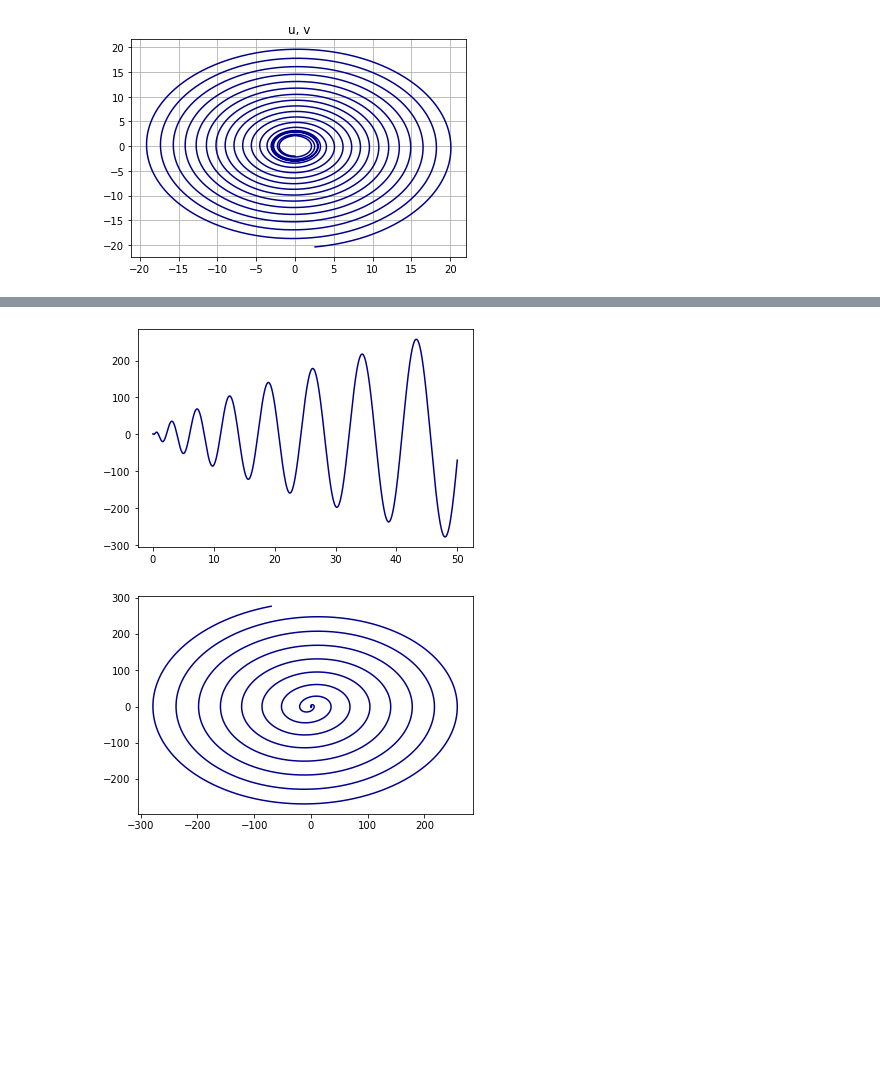
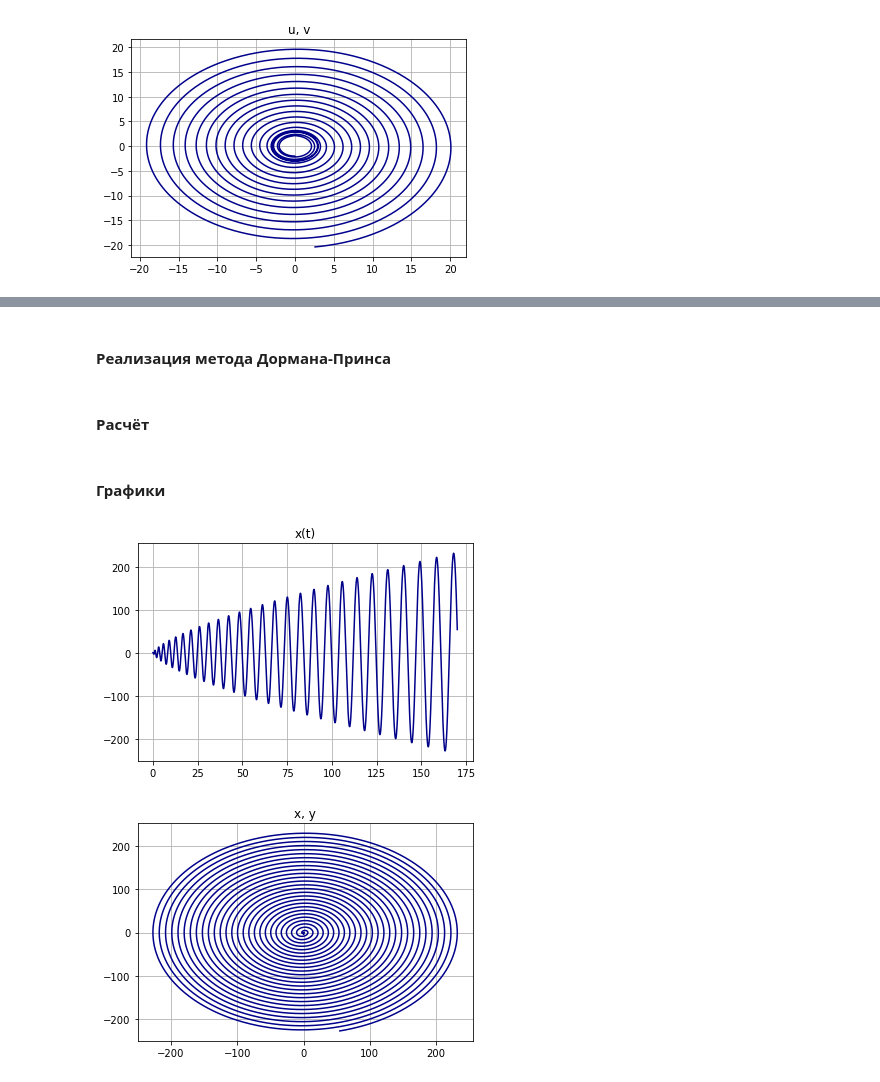
Before and after one commit to evdokiakuzmicheva/5th-term, a Jupyter notebook: Вычматы/Лабы/Задача_5.ipynb, the cells around one changed output, grey strips where cells are left out. Saved outputs shown, nothing was run; the diff lists cells and outputs as text; code cells hidden in the pictures; blank space fills up the shorter version.

```diff
--- a/Вычматы/Лабы/Задача_5.ipynb
+++ b/Вычматы/Лабы/Задача_5.ipynb
@@ -157,10 +163,39 @@ def dormand_prince(f, t, u, h):
+# %% [markdown]
+#### Реализация метода Дормана-Принса
+# %%
+eps = 1e-3
+def arg1(i):
+    return t + c[i - 1]*h
+
+def arg2(i, k):
+    p = 0
+    if i == 0:
+        return p
+    for j in range(i - 1):
+        p += A_[i - 2, j]*k[j]
+    return p
+
+def dormand_prince(f, t, u, h):
+    k = list(np.zeros(8))
+    for i in range(7):
+        k[i + 1] = h * f(arg1(i), u + arg2(i, k))
+
+    # решение 5-го порядка точности
+    y1 = u + A_[5, 0]*k[1] + A_[5, 1]*k[2] + A_[5, 2]*k[3] + A_[5, 3]*k[4] + A_[5, 4]*k[5] + A_[5, 5]*k[6]
+    # решение для оценки ошибки
+    y2 = u + b[0]*k[1] + b[1]*k[2] + b[2]*k[3] + b[3]*k[4] + b[4]*k[5] + b[5]*k[6] + b[6]*k[7]
+    # оптимальный шаг
+    h_opt = ((h**2) * eps / (2 * np.linalg.norm(y1 - y2))) ** (1/3)
+    return (y1, h_opt)
+# %% [markdown]
+#### Расчёт
 # %%
 u = u0
 u_ = [u0]
 
 t = 0
 h = 1e-3
-T = 50
+T = 170
 
 while t < T:
     u, h = dormand_prince(f, t, u, h)
@@ -168,14 +203,11 @@ while t < T:
     t += h
 
 u_ = np.array(u_)
+# %% [markdown]
+#### Графики
 # %%
-fig, ax = plt.subplots(1, 1)
-plt.plot(np.linspace(0, T, num = len(u_)), u_[:, 0], color = 'darkblue')
-plt.show()
-
-fig, ax = plt.subplots(1, 1)
-plt.plot(u_[:, 0], u_[:, 1], color = 'darkblue')
-plt.show()
+image(np.linspace(0, T, num = len(u_)), u_[:, 0], 'x(t)')
+image(u_[:, 0], u_[:, 1], 'x, y')
 # %% [output]
-[figure, old version]
+[figure, new version]
-[figure, old version]
+[figure, new version]
```
Also changed, not shown: parts of 7 cells of this notebook.
